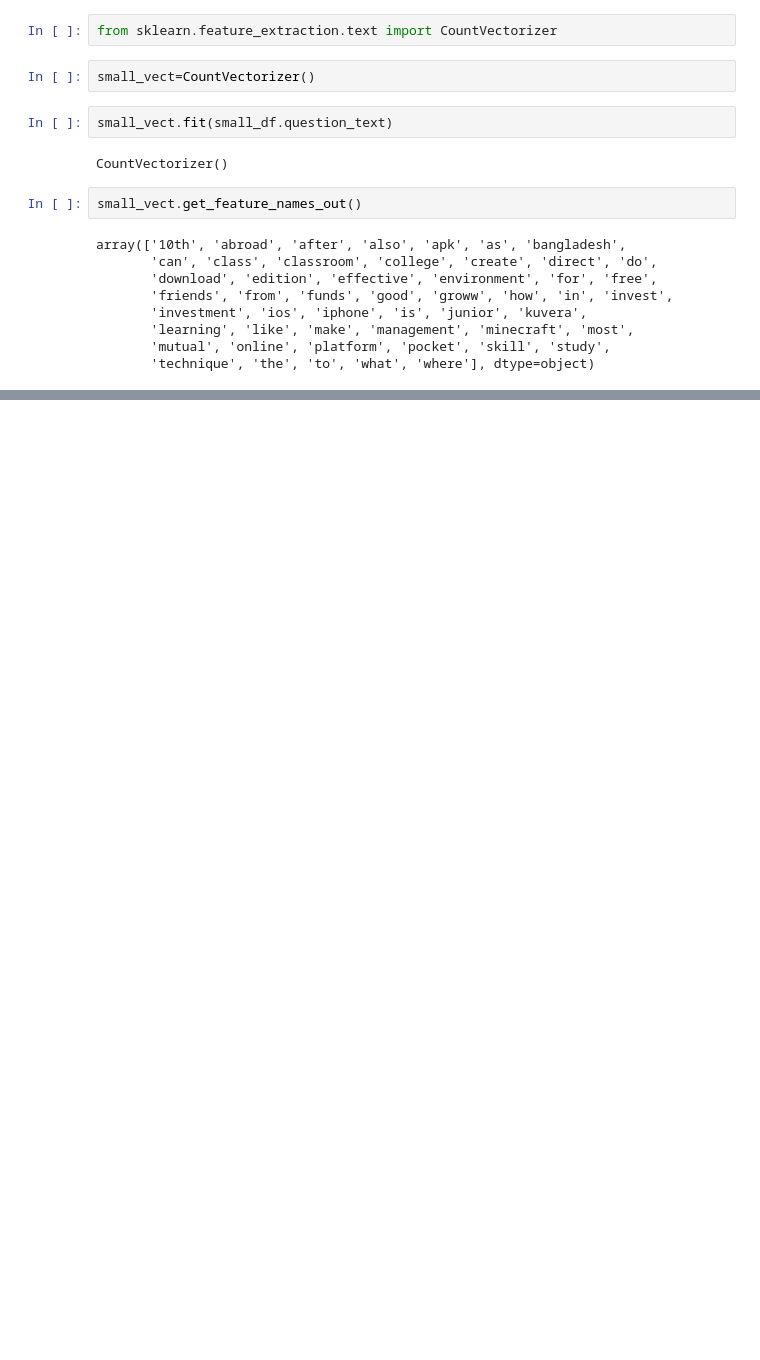
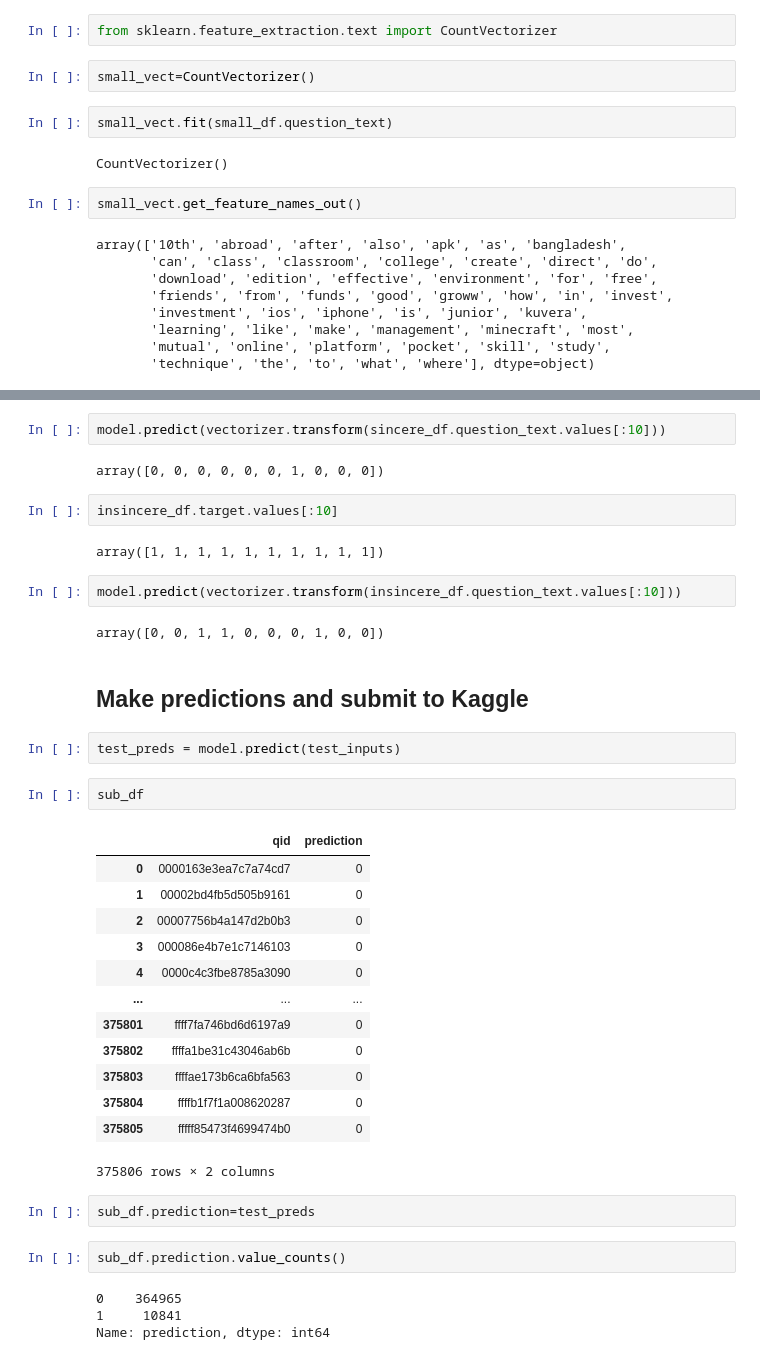
Before and after one commit to INCREDIBLE-AURNOB/NLP, a Jupyter notebook: Text_classification_bag_of_words_.ipynb, the cells around one changed output, grey strips where cells are left out. Cells and saved outputs as stored; diff of their text form; blank space fills up the shorter version.

```diff
--- a/Text_classification_bag_of_words_.ipynb
+++ b/Text_classification_bag_of_words_.ipynb
@@ -364,0 +617,40 @@ array(['10th', 'abroad', 'after', 'also', 'apk', 'as', 'bangladesh',
+# %%
+model.predict(vectorizer.transform(sincere_df.question_text.values[:10]))
+# %% [output]
+array([0, 0, 0, 0, 0, 0, 1, 0, 0, 0])
+# %%
+insincere_df.target.values[:10]
+# %% [output]
+array([1, 1, 1, 1, 1, 1, 1, 1, 1, 1])
+# %%
+model.predict(vectorizer.transform(insincere_df.question_text.values[:10]))
+# %% [output]
+array([0, 0, 1, 1, 0, 0, 0, 1, 0, 0])
+# %% [markdown]
+## Make predictions and submit to Kaggle
+# %%
+test_preds = model.predict(test_inputs)
+# %%
+sub_df
+# %% [output]
+|  | qid | prediction |
+| 0 | 0000163e3ea7c7a74cd7 | 0 |
+| 1 | 00002bd4fb5d505b9161 | 0 |
+| 2 | 00007756b4a147d2b0b3 | 0 |
+| 3 | 000086e4b7e1c7146103 | 0 |
+| 4 | 0000c4c3fbe8785a3090 | 0 |
+| ... | ... | ... |
+| 375801 | ffff7fa746bd6d6197a9 | 0 |
+| 375802 | ffffa1be31c43046ab6b | 0 |
+| 375803 | ffffae173b6ca6bfa563 | 0 |
+| 375804 | ffffb1f7f1a008620287 | 0 |
+| 375805 | fffff85473f4699474b0 | 0 |
+375806 rows × 2 columns
+# %%
+sub_df.prediction=test_preds
+# %%
+sub_df.prediction.value_counts()
+# %% [output]
+0    364965
+1     10841
+Name: prediction, dtype: int64
```
Also changed, not shown: parts of 51 cells of this notebook.
